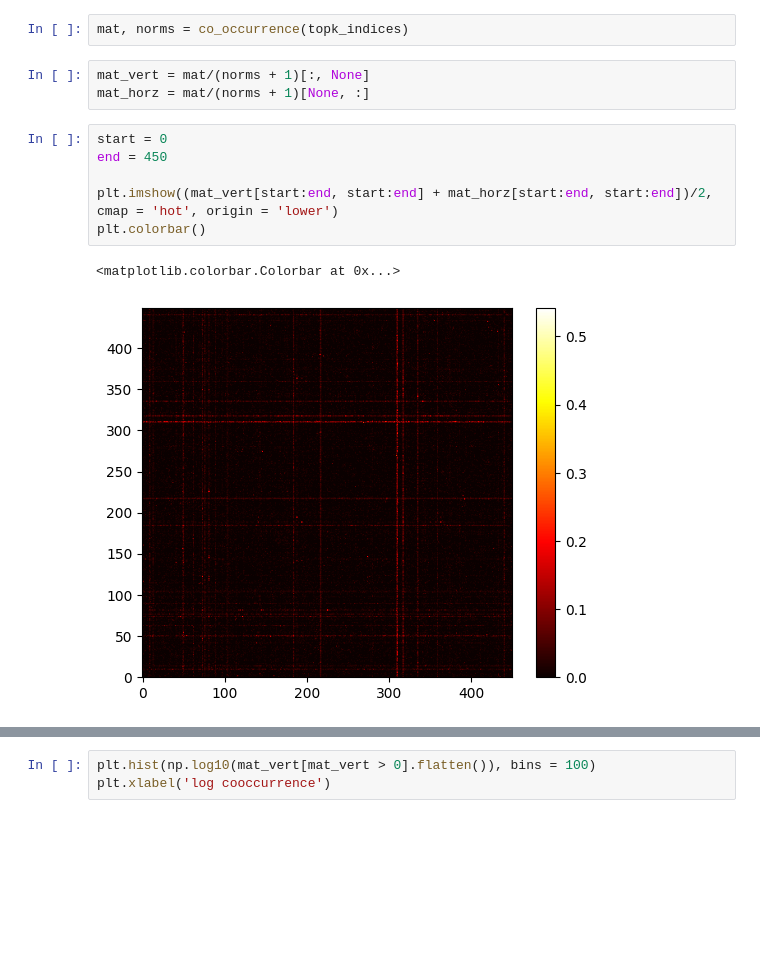
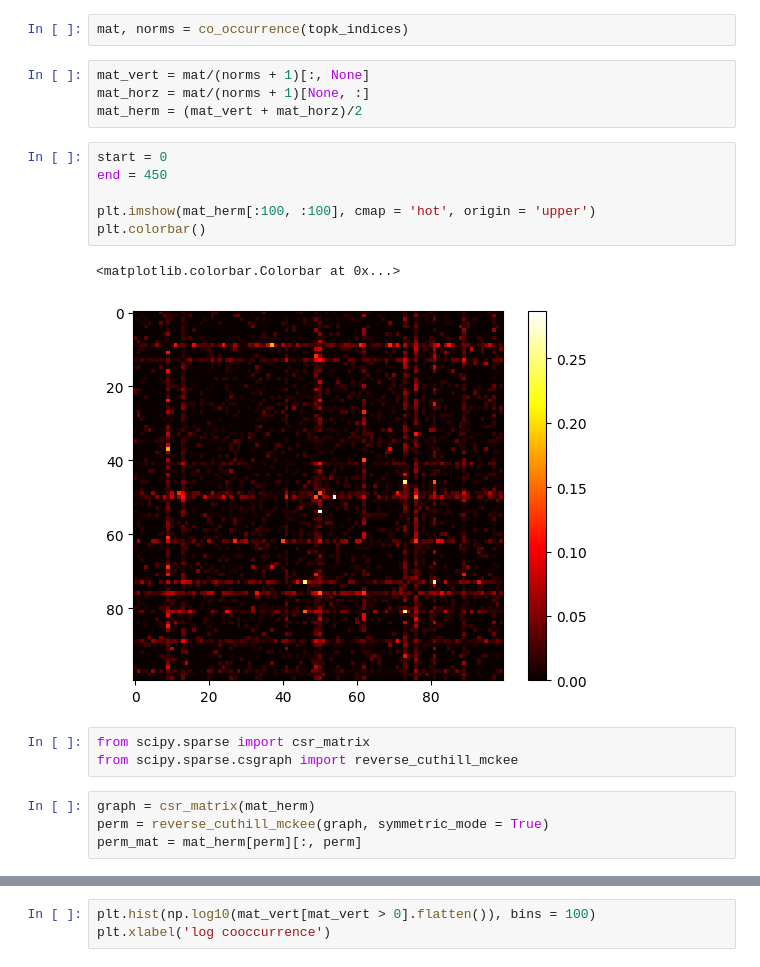
Before and after one commit to jsalt2024-evaluating-llms-for-astronomy/retrieval, a Jupyter notebook: saerch/christine.ipynb, the cells around one changed output, grey strips where cells are left out. Saved outputs shown, nothing was run; the diff lists cells and outputs as text; blank space fills up the shorter version.

```diff
--- a/saerch/christine.ipynb
+++ b/saerch/christine.ipynb
@@ -354,12 +354,20 @@ mat, norms = co_occurrence(topk_indices)
 # %%
 mat_vert = mat/(norms + 1)[:, None]
 mat_horz = mat/(norms + 1)[None, :]
+mat_herm = (mat_vert + mat_horz)/2
 # %%
 start = 0
 end = 450
 
-plt.imshow((mat_vert[start:end, start:end] + mat_horz[start:end, start:end])/2, cmap = 'hot', origin = 'lower')
+plt.imshow(mat_herm[:100, :100], cmap = 'hot', origin = 'upper')
 plt.colorbar()
 # %% [output]
 <matplotlib.colorbar.Colorbar at 0x...>
-[figure, old version]
+[figure, new version]
+# %%
+from scipy.sparse import csr_matrix
+from scipy.sparse.csgraph import reverse_cuthill_mckee
+# %%
+graph = csr_matrix(mat_herm)
+perm = reverse_cuthill_mckee(graph, symmetric_mode = True)
+perm_mat = mat_herm[perm][:, perm]
```
Also changed, not shown: parts of 16 cells of this notebook, 4 other files.
